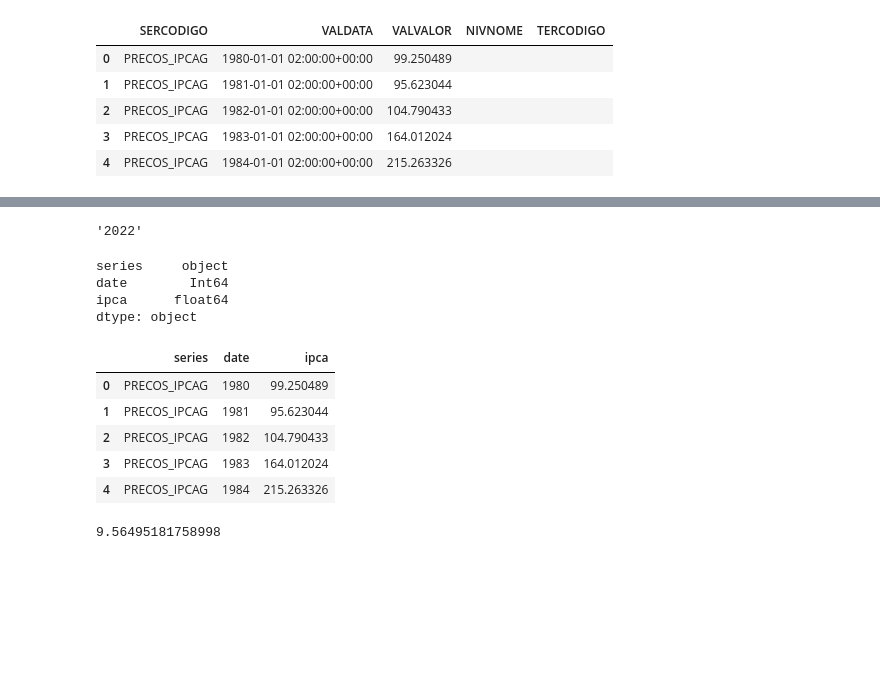
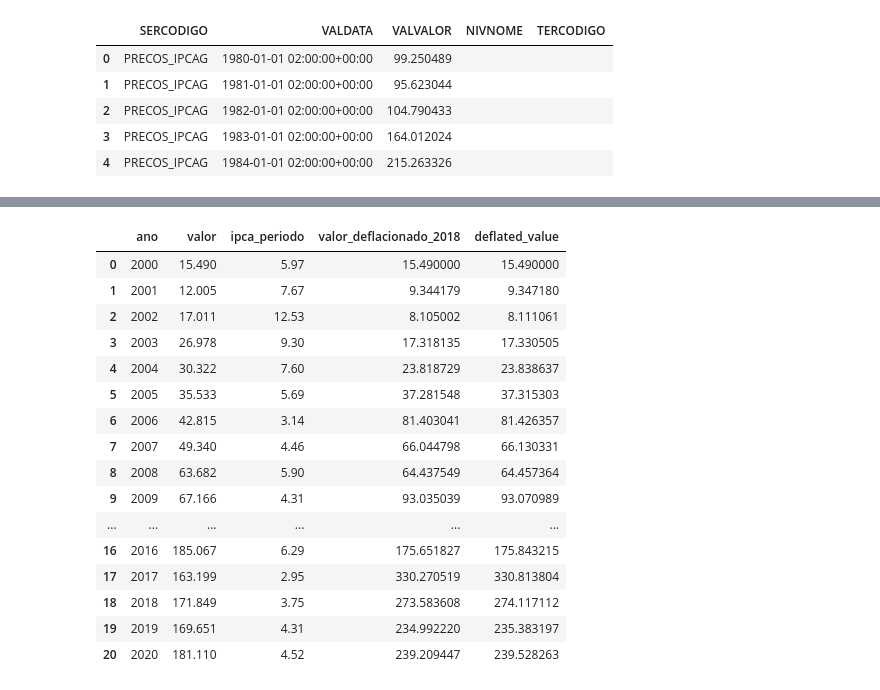
Before and after one commit to eugeniothiago/deflatepy, a Jupyter notebook: deflator.ipynb, the cells around one changed output, grey strips where cells are left out. Saved outputs shown, nothing was run; the diff lists cells and outputs as text; code cells hidden in the pictures; blank space fills up the shorter version.

```diff
--- a/deflator.ipynb
+++ b/deflator.ipynb
@@ -115,9 +115,10 @@ ano = [i for i in range(2000,2021)]
 df = pd.DataFrame({'valor':financiamento_rural_nominal,'ipca_periodo':ipca_acumulado,'ano':ano})
 df = df[['ano','valor','ipca_periodo']]
 
-deflator = df.loc[df.ano==2018,'ipca_periodo'].squeeze()
+deflator = df.loc[df.ano==2000,'ipca_periodo'].squeeze()
 
-#df['valor_deflacionado_2018'] = df['valor'] * (deflator/df['ipca_periodo'].squeeze())
+df['valor_deflacionado_2018'] = df['valor'] * (deflator/df['ipca_periodo'].squeeze())
 #df['valor_teste'] = 10.0
 #df['teste_deflacao'] = df['valor_teste'] * (deflator/df['ipca_periodo'].squeeze())
-#df.head(3)
+print(df.dtypes)
+df.head(3)
@@ -160,30 +135,23 @@ date = dt.datetime(deflate_year, deflate_month,1)
-# %%
-date.strftime("%Y")
-# %% [output]
-'2022'
-# %%
-from api_call import api_call
-import pandas as pd
-data = api_call(series='yearly')
-data['date'] = data['date'].dt.strftime("%Y").astype('Int64')
-#data['date'] = pd.to_datetime(data['date'])
-print(data.dtypes)
-data.head()
-# %% [output]
-series     object
-date        Int64
-ipca      float64
-dtype: object
-|  | series | date | ipca |
-| 0 | PRECOS_IPCAG | 1980 | 99.250489 |
-| 1 | PRECOS_IPCAG | 1981 | 95.623044 |
-| 2 | PRECOS_IPCAG | 1982 | 104.790433 |
-| 3 | PRECOS_IPCAG | 1983 | 164.012024 |
-| 4 | PRECOS_IPCAG | 1984 | 215.263326 |
-# %%
-import pandas as pd
-from datetime import datetime as dt
-date = pd.to_datetime(dt(1996,1,1))
-data.loc[data.date ==date]['value'].squeeze()
-# %% [output]
-9.56495181758998
+# %%
+from deflator import deflate
+a = deflate(data_frame=df,value_column='valor',date_column='ano',deflate_year=2000)
+# %%
+a
+# %% [output]
+|  | ano | valor | ipca_periodo | valor_deflacionado_2018 | deflated_value |
+| 0 | 2000 | 15.490 | 5.97 | 15.490000 | 15.490000 |
+| 1 | 2001 | 12.005 | 7.67 | 9.344179 | 9.347180 |
+| 2 | 2002 | 17.011 | 12.53 | 8.105002 | 8.111061 |
+| 3 | 2003 | 26.978 | 9.30 | 17.318135 | 17.330505 |
+| 4 | 2004 | 30.322 | 7.60 | 23.818729 | 23.838637 |
+| 5 | 2005 | 35.533 | 5.69 | 37.281548 | 37.315303 |
+| 6 | 2006 | 42.815 | 3.14 | 81.403041 | 81.426357 |
+| 7 | 2007 | 49.340 | 4.46 | 66.044798 | 66.130331 |
+| 8 | 2008 | 63.682 | 5.90 | 64.437549 | 64.457364 |
+| 9 | 2009 | 67.166 | 4.31 | 93.035039 | 93.070989 |
+| ... | ... | ... | ... | ... | ... |
+| 16 | 2016 | 185.067 | 6.29 | 175.651827 | 175.843215 |
+| 17 | 2017 | 163.199 | 2.95 | 330.270519 | 330.813804 |
+| 18 | 2018 | 171.849 | 3.75 | 273.583608 | 274.117112 |
+| 19 | 2019 | 169.651 | 4.31 | 234.992220 | 235.383197 |
+| 20 | 2020 | 181.110 | 4.52 | 239.209447 | 239.528263 |
```
Also changed, not shown: parts of 4 cells of this notebook, 2 other files.
